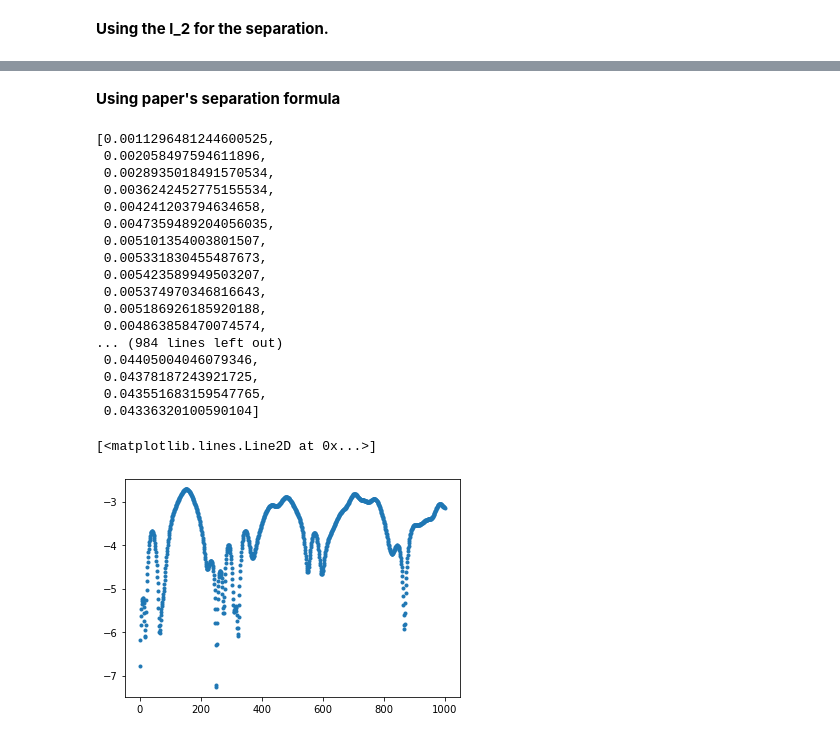
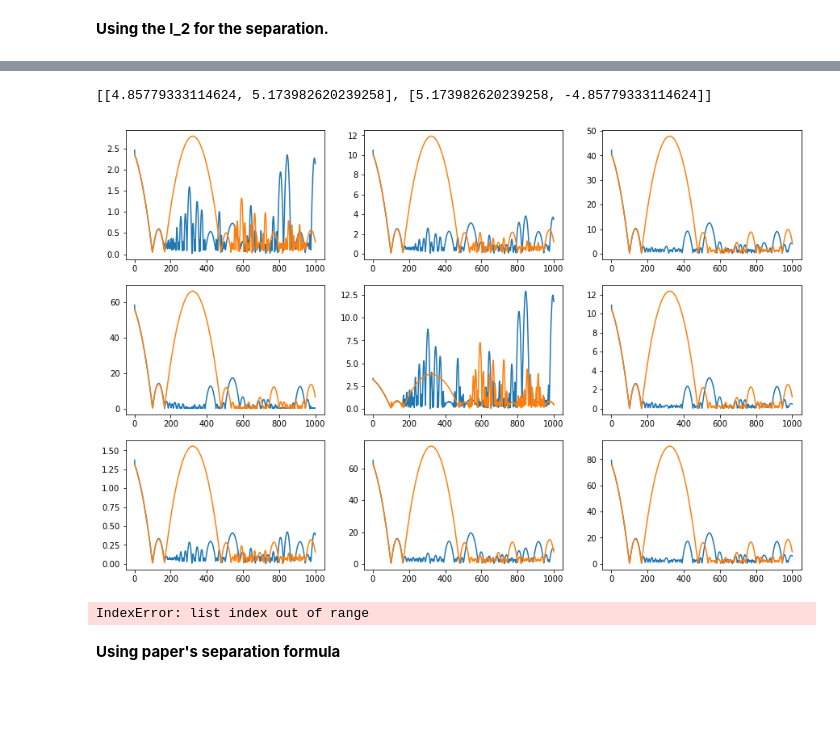
Before and after one commit to Rtk100/DIAS-Summer-Internship, a Jupyter notebook: Python/Chaos in Classical D0-Brane Mechanic. Data Analysis.ipynb, the cells around one changed output, grey strips where cells are left out. Cells and saved outputs as stored; diff of their text form; code cells hidden in the pictures; blank space fills up the shorter version.

Commit message:
Getting goodish Lyapunov graphs

```diff
--- a/Python/Chaos in Classical D0-Brane Mechanic. Data Analysis.ipynb
+++ b/Python/Chaos in Classical D0-Brane Mechanic. Data Analysis.ipynb
@@ -541,5 +537,0 @@ XXX2 = X2_DF
-# %%
-distances = []
-for i in range(len(XXX1["X1"])-1):
-
-    distances.append(norm(XXX1.iloc[i+1,:].values - XXX2.iloc[i+1,:].values)
@@ -548,2 +537,0 @@ SyntaxError: unexpected EOF while parsing (<ipython-input-259-282e52bc9ee7>, lin
-# %% [markdown]
-**Using paper's separation formula**
@@ -550,27 +541,40 @@ SyntaxError: unexpected EOF while parsing (<ipython-input-259-282e52bc9ee7>, lin
+# %%
+XXX1.iloc[1,1]
+# %% [output]
+[[4.85779333114624, 5.173982620239258], [5.173982620239258, -4.85779333114624]]
+# %%
+plt.figure(figsize = (15,10))
+for j in range(9):
+    plt.subplot(3,3,j+1)
+
+    X1_distance = []
+    X_perturbed_distance = []
+
+    for i in range(len(X1_DF["X1"])-1):
+        X1_distance.append(norm(X1_DF.iloc[i,j]))
+        X_perturbed_distance.append(norm(X2_DF.iloc[i,j]))
+
+    plt.plot(times, X1_distance)
+    plt.plot(times,X_perturbed_distance)
+# %% [output]
+[figure, added]
+# %%
+distances = []
+for i in range(len(XXX["X1"])-1):
+
+    distances.append(distance(XXX.iloc[i,:].values,[[0,0],[0,0]]))
+
+distances
+# %% [output]
+IndexError: list index out of range
+# %% [markdown]
+**Using paper's separation formula**
 # %%
 
 
 distances = []
 for i in range(len(XXX["X1"])-1):
 
-    distances.append(distance(XXX.iloc[i+1,:].values, XXX2.iloc[i+1,:].values))
+    distances.append(distance(XXX.iloc[i,:].values, XXX2.iloc[i,:].values))
 
 distances
-# %% [output]
-[0.0011296481244600525,
- 0.002058497594611896,
- 0.0028935018491570534,
- 0.0036242452775155534,
- 0.004241203794634658,
- 0.0047359489204056035,
- 0.005101354003801507,
- 0.005331830455487673,
- 0.005423589949503207,
- 0.005374970346816643,
- 0.005186926185920188,
- 0.004863858470074574,
-... (984 lines left out)
- 0.04405004046079346,
- 0.04378187243921725,
- 0.043551683159547765,
- 0.04336320100590104]
@@ -583,6 +580,0 @@ times = np.arange(delta_t*record_steps, simulation_repetitions*delta_t + delta_t
-# %%
-
-plt.plot(times, distances, ".")
-# %% [output]
-[<matplotlib.lines.Line2D at 0x...>]
-[figure, removed]
```
Also changed, not shown: parts of 19 cells of this notebook, 20 other files.
